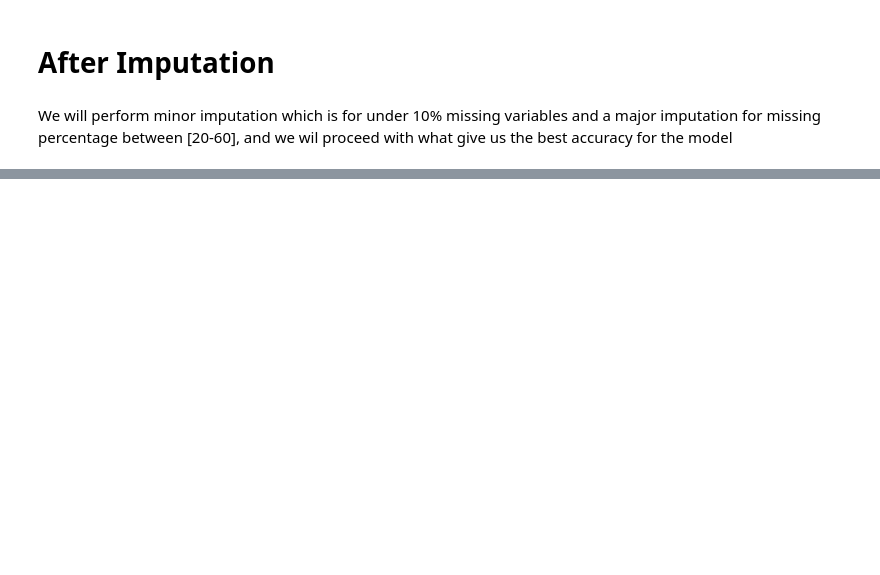
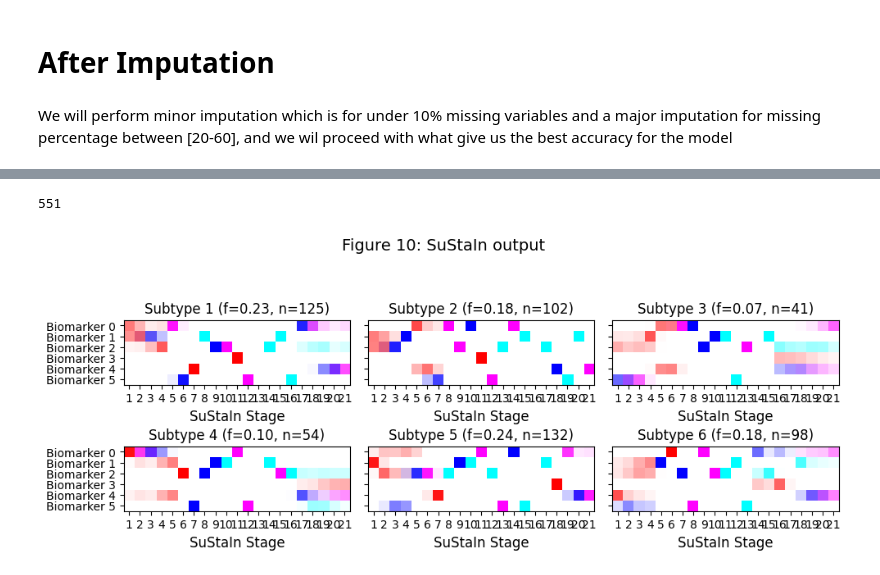
Before and after one commit to AmineHamzaoui/Parkinson-Subtybing-and-Stage-Inference---PPMI, a Jupyter notebook: pySuStaIn/notebooks/PPMI_ZScoreSustaIn.ipynb, the cells around one changed output, grey strips where cells are left out. Saved outputs shown, nothing was run; the diff lists cells and outputs as text; code cells hidden in the pictures; blank space fills up the shorter version.

```diff
--- a/pySuStaIn/notebooks/PPMI_ZScoreSustaIn.ipynb
+++ b/pySuStaIn/notebooks/PPMI_ZScoreSustaIn.ipynb
@@ -2052,0 +1694,53 @@ We will perform minor imputation which is for under 10% missing variables and a
+# %%
+M=len(data_np)
+# %%
+M
+# %% [output]
+551
+# %%
+import numpy as np
+import pickle
+import matplotlib.pyplot as plt
+from pySuStaIn import ZscoreSustain
+
+# 1) Define your Z-score grid
+Z_vals = np.array([
+    [0, 1, 2, 4, 7, 0],
+    [0, 1, 4,11,15,15],
+    [0, 1, 4, 7,11,15],
+    [0, 1, 0, 0, 0, 0],
+    [0, 1, 4, 7, 0, 0],
+    [0, 4, 7,15, 0, 0]
+])
+Z_max = np.array([23, 62, 24, 3, 13, 64])
+s=5
+# 2) Load your SuStaIn output (samples_sequence, samples_f, etc.)
+with open(output_folder + '/pickle_files/' + dataset_name + '_subtype' + str(s) + '.pickle', "rb") as f:
+    data = pickle.load(f)
+samples_sequence = data["samples_sequence"]   # shape (n_subtypes, n_events, n_samples)
+samples_f        = data["samples_f"]          # shape (n_subtypes,)
+n_samples        = M         # or however you stored M
+
+# 3) Plot using the static method, passing Z_vals by name
+figs, axs = ZscoreSustain.plot_positional_var(
+    samples_sequence=samples_sequence,
+    samples_f=samples_f,
+    n_samples=n_samples,
+    Z_vals=Z_vals,
+    subtype_order=tuple(range(6)),      # or whatever order you prefer
+    biomarker_labels=None,     # you can supply your own labels here
+    stage_label="SuStaIn Stage",
+    title_font_size=12,
+    stage_font_size=10,
+    label_font_size=10,
+    stage_interval=1,
+    cmap="original",
+    figsize=(10, 4)
+)
+
+# 4) Add a suptitle and show
+plt.suptitle("Figure 10: SuStaIn output", fontsize=14)
+plt.tight_layout(rect=[0, 0, 1, 0.96])
+plt.show()
+# %% [output]
+[figure, added]
```
Also changed, not shown: parts of 60 cells of this notebook, 25 other files.
